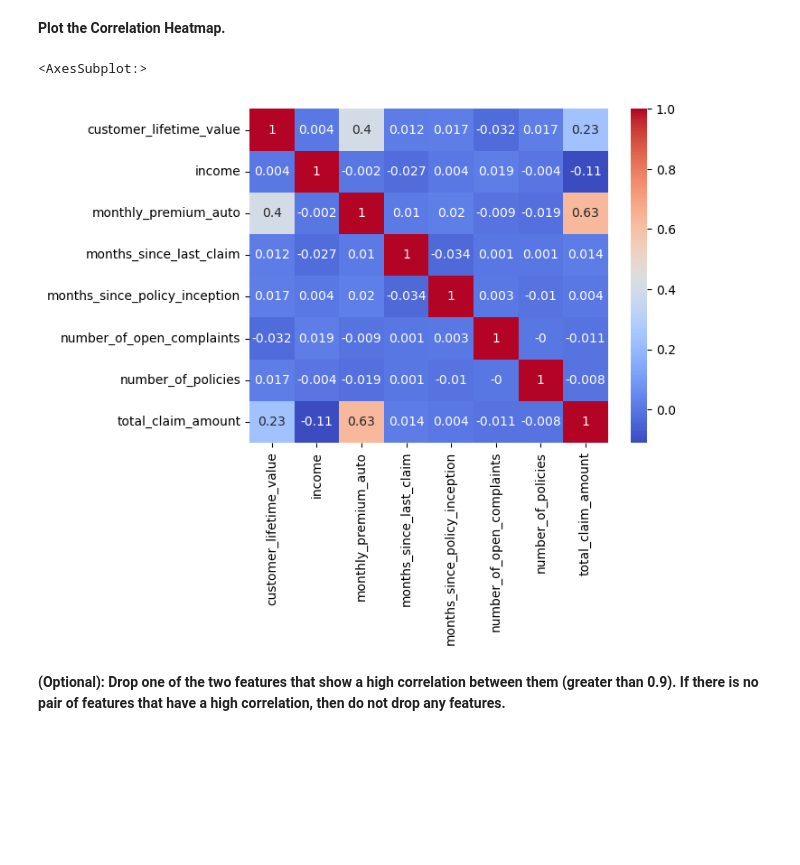
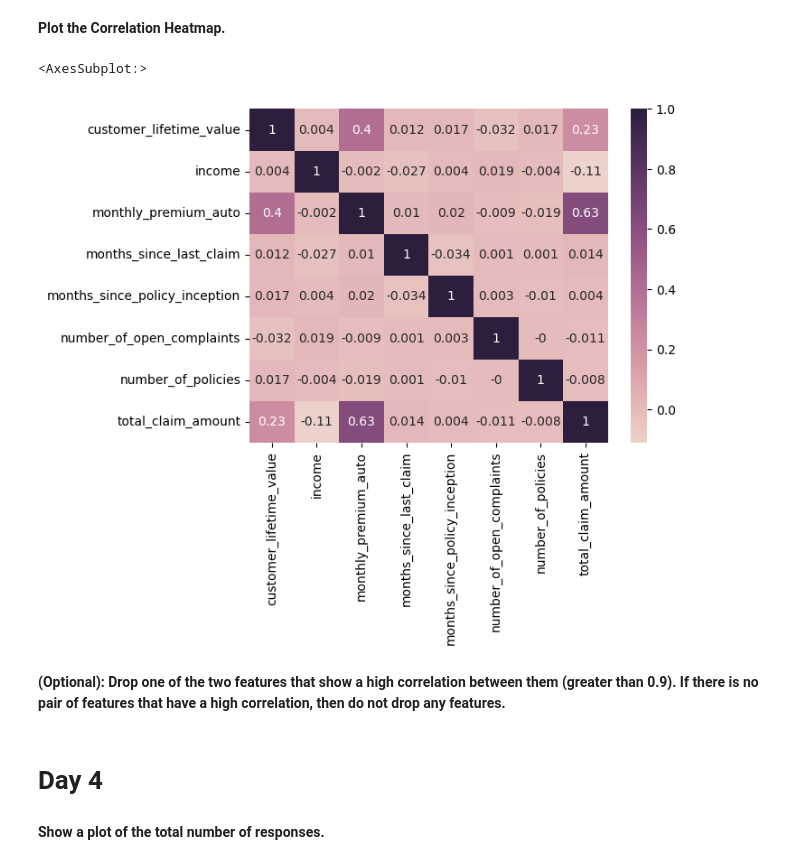
Before and after one commit to vlad-lis/Ironhack-Labs, a Jupyter notebook: Week2/Day3,4/customer analysis.ipynb, the cells around one changed output. Saved outputs shown, nothing was run; the diff lists cells and outputs as text; code cells hidden in the pictures; blank space fills up the shorter version.

```diff
--- a/Week2/Day3/customer analysis.ipynb
+++ b/Week2/Day3,4/customer analysis.ipynb
@@ -97,9 +113,9 @@ sns.pairplot(numeric)
 # %% [markdown]
 **Plot the Correlation Heatmap.**
 # %%
-sns.heatmap(numeric.corr().round(3), annot=True, cmap='coolwarm')
+sns.heatmap(numeric.corr().round(3), annot=True, cmap=sns.cubehelix_palette(as_cmap=True))
 # %% [output]
 <AxesSubplot:>
-[figure, old version]
+[figure, new version]
 # %% [markdown]
 **(Optional): Drop one of the two features that show a high correlation between them (greater than 0.9). If there is no pair of features that have a high correlation, then do not drop any features.**
@@ -105,0 +124,4 @@ sns.heatmap(numeric.corr().round(3), annot=True, cmap='coolwarm')
+# %% [markdown]
+# Day 4
+# %% [markdown]
+**Show a plot of the total number of responses.**
```
Also changed, not shown: parts of 32 cells of this notebook, 5 other files.
